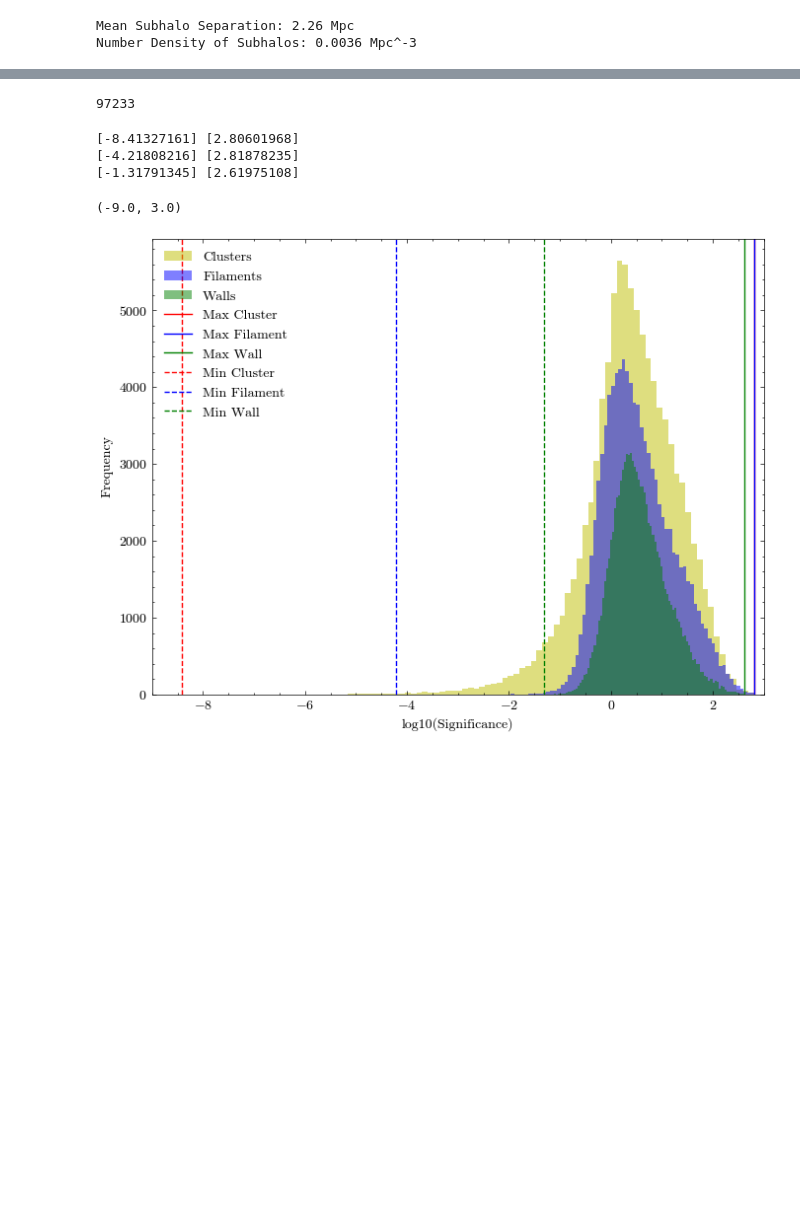
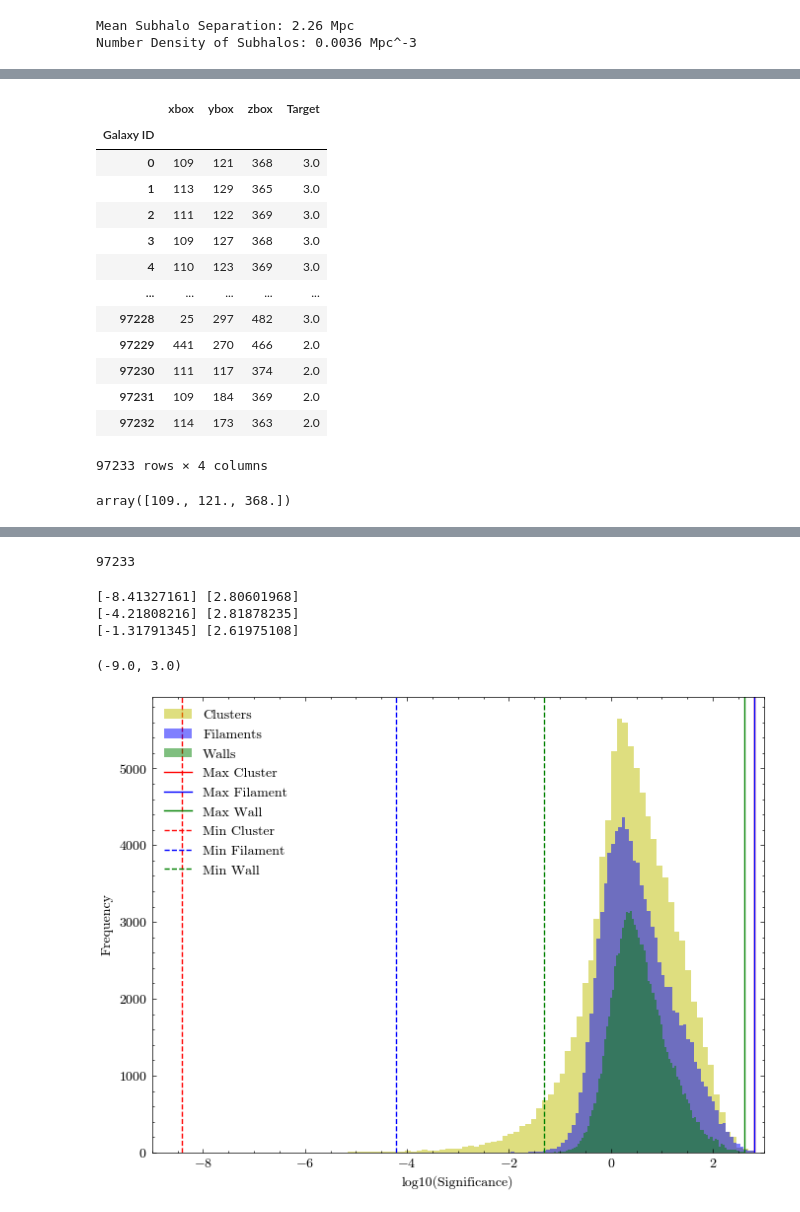
Before and after one commit to jdpkololgi/Illustris, a Jupyter notebook: potential_field.ipynb, the cells around one changed output, grey strips where cells are left out. Saved outputs shown, nothing was run; the diff lists cells and outputs as text; code cells hidden in the pictures; blank space fills up the shorter version.

```diff
--- a/potential_field.ipynb
+++ b/potential_field.ipynb
@@ -61,0 +109,36 @@ np.count_nonzero(testcat.Sc_subhalos)
+# %%
+# Create flag for galaxies that are near the edge of the box
+
+# edgeflag = np.zeros(len(gal_densities))
+tolerance = 10 # Mpc/h
+
+# subvolume centres
+# box goes from 0 to testcat.boxsize Mpc
+boxwidth = testcat.boxsize.to(u.Mpc)/np.shape(potential['dens'])[0]
+
+# box beginnings and endings in x, y and z as [beginning, end]
+boxcoordsx = np.array([[i*boxwidth.to(u.Mpc).value, (i+1)*boxwidth.to(u.Mpc).value] for i in range(np.shape(potential['dens'])[0])])
+boxcoordsy = np.array([[i*boxwidth.to(u.Mpc).value, (i+1)*boxwidth.to(u.Mpc).value] for i in range(np.shape(potential['dens'])[1])])
+boxcoordsz = np.array([[i*boxwidth.to(u.Mpc).value, (i+1)*boxwidth.to(u.Mpc).value] for i in range(np.shape(potential['dens'])[2])])
+
+boxcoords = np.array([boxcoordsx, boxcoordsy, boxcoordsz])
+# %%
+stars = (testcat.object['subhalos']['SubhaloMassType'][:,4]) #stellar mass of subhalos
+mc = testcat.masscut*testcat.hub/1e10 #mass cut for subhalos
+stars_indices = np.where(stars>=mc)[0] #indices of subhalos with stellar mass greater than masscut
+
+# Get the spatial coordinates of the subhalos above the masscut
+x = testcat.x[stars_indices].to(u.Mpc).value
+y = testcat.y[stars_indices].to(u.Mpc).value
+z = testcat.z[stars_indices].to(u.Mpc).value
+# %%
+# get indices of the boxcoords bins that subhalos (x,y,z) fall into
+
+xbox = [np.where((x[i] >= boxcoords[0,:,0]) & (x[i] < boxcoords[0,:,1]))[0][0] for i in range(len(x))]
+ybox = [np.where((y[i] >= boxcoords[0,:,0]) & (y[i] < boxcoords[0,:,1]))[0][0] for i in range(len(y))]
+zbox = [np.where((z[i] >= boxcoords[0,:,0]) & (z[i] < boxcoords[0,:,1]))[0][0] for i in range(len(z))]
+
+
+# Make dictionary of subhalo id and box index
+gal_boxdict = {i: [xbox[i], ybox[i], zbox[i]] for i in range(len(stars_indices))} # these are essentially the box coordinates for each subhalo
+gal_boxtab = pd.DataFrame.from_dict(gal_boxdict, orient='index', columns=['xbox', 'ybox', 'zbox'])
@@ -61,0 +161,20 @@ np.count_nonzero(testcat.Sc_subhalos)
+# %%
+gal_boxtab=pd.concat([gal_boxtab, tab2['Target']], axis=1)
+gal_boxtab.index.name = 'Galaxy ID'
+# %%
+gal_boxtab # table of box indices for each galaxies and the corresponding cosmic web environment
+# %% [output]
+|  | xbox | ybox | zbox | Target |
+| Galaxy ID |  |  |  |  |
+| 0 | 109 | 121 | 368 | 3.0 |
+| 1 | 113 | 129 | 365 | 3.0 |
+| 2 | 111 | 122 | 369 | 3.0 |
+| 3 | 109 | 127 | 368 | 3.0 |
+| 4 | 110 | 123 | 369 | 3.0 |
+| ... | ... | ... | ... | ... |
+| 97228 | 25 | 297 | 482 | 3.0 |
+| 97229 | 441 | 270 | 466 | 2.0 |
+| 97230 | 111 | 117 | 374 | 2.0 |
+| 97231 | 109 | 184 | 369 | 2.0 |
+| 97232 | 114 | 173 | 363 | 2.0 |
+97233 rows × 4 columns
@@ -61,0 +194,4 @@ np.count_nonzero(testcat.Sc_subhalos)
+# %%
+galboxtab.loc[gal_boxtab.index[0]][['xbox', 'ybox', 'zbox']].values
+# %% [output]
+array([109., 121., 368.])
```
Also changed, not shown: parts of 37 cells of this notebook, 3 other files.
